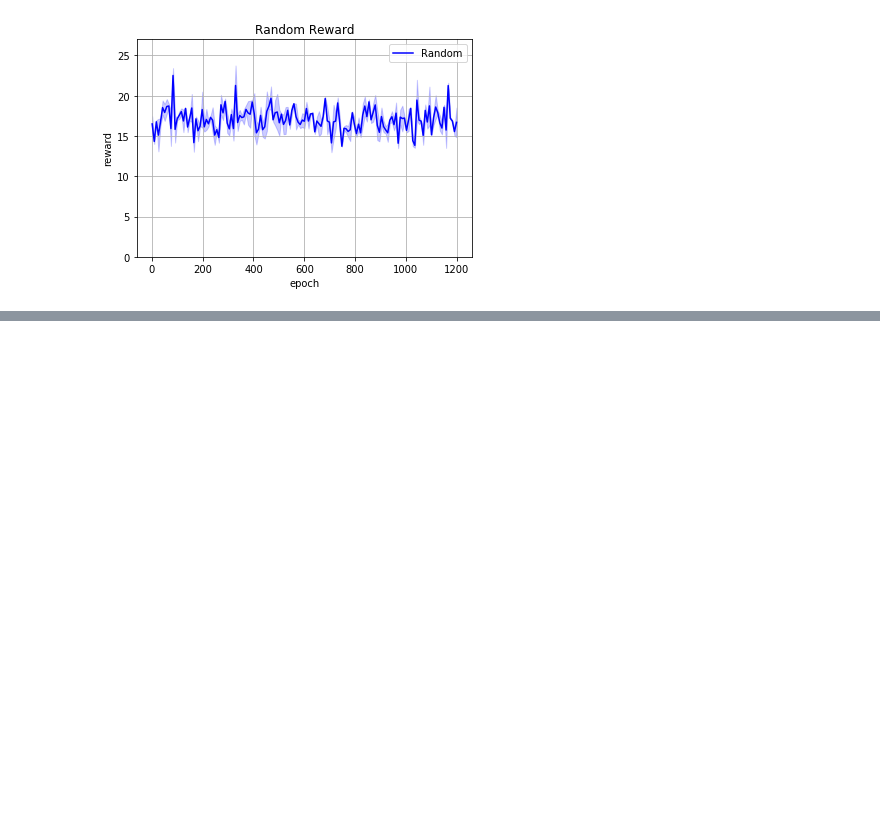
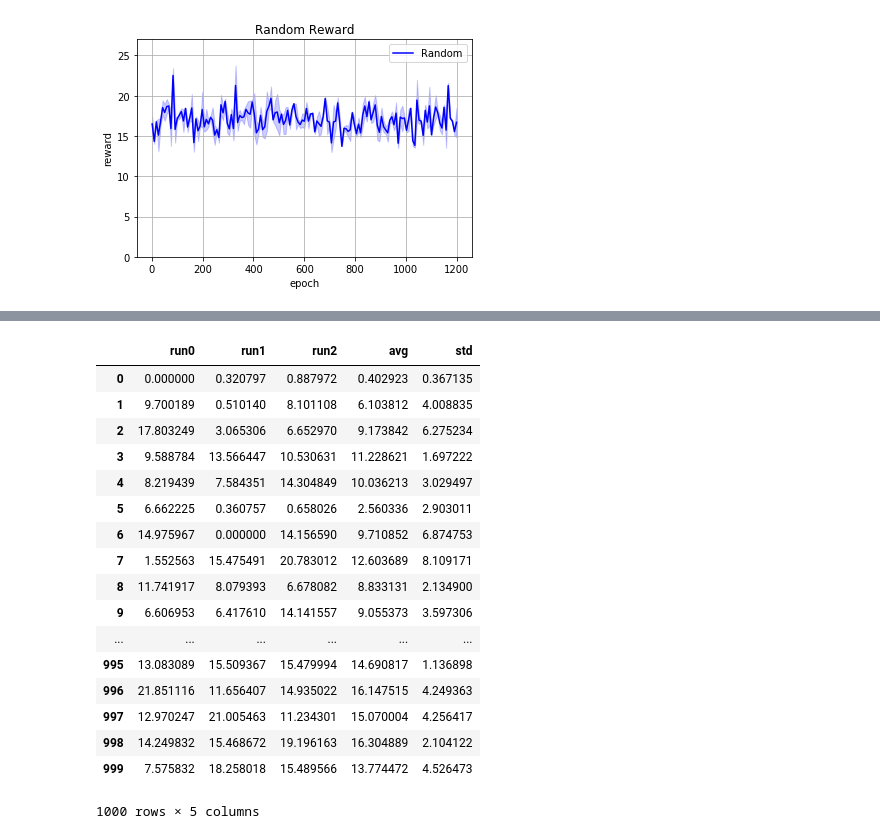
Before and after one commit to daiweiLin/unity_simulator, a Jupyter notebook: notebook/Plot_CSV_from_Tensorboards.ipynb, the cells around one changed output, grey strips where cells are left out. Cells and saved outputs as stored; diff of their text form; code cells hidden in the pictures; blank space fills up the shorter version.

```diff
--- a/notebook/Plot_CSV_from_Tensorboards.ipynb
+++ b/notebook/Plot_CSV_from_Tensorboards.ipynb
@@ -91,0 +82,18 @@ for name, c in zip(names, colors):
+# %%
+# INSTRUCTION:
+# change itv to generate results for 0.125, 0.25 ...
+#-----------
+
+import glob
+interval = ["point125","point25","point5","point75"]
+itv = interval[2]
+csv_dir = "../SHARCNET/Results/Tensorboard_to_CSV/debug/"+itv+"/"
+modes = ["SARA","PLA","Random"]
+all_data_files = dict()
+for mode in modes:
+    mode_data_files = glob.glob(csv_dir+"run_"+ mode +"*.csv")
+    mode_data_files.sort()
+    print("{}: {} files found".format(mode,len(mode_data_files)))
+    for f in mode_data_files:
+        print(f)
+    all_data_files[mode]=mode_data_files
@@ -91,0 +128,21 @@ for name, c in zip(names, colors):
+# %%
+all_combined_data['PLA']
+# %% [output]
+|  | run0 | run1 | run2 | avg | std |
+| 0 | 0.000000 | 0.320797 | 0.887972 | 0.402923 | 0.367135 |
+| 1 | 9.700189 | 0.510140 | 8.101108 | 6.103812 | 4.008835 |
+| 2 | 17.803249 | 3.065306 | 6.652970 | 9.173842 | 6.275234 |
+| 3 | 9.588784 | 13.566447 | 10.530631 | 11.228621 | 1.697222 |
+| 4 | 8.219439 | 7.584351 | 14.304849 | 10.036213 | 3.029497 |
+| 5 | 6.662225 | 0.360757 | 0.658026 | 2.560336 | 2.903011 |
+| 6 | 14.975967 | 0.000000 | 14.156590 | 9.710852 | 6.874753 |
+| 7 | 1.552563 | 15.475491 | 20.783012 | 12.603689 | 8.109171 |
+| 8 | 11.741917 | 8.079393 | 6.678082 | 8.833131 | 2.134900 |
+| 9 | 6.606953 | 6.417610 | 14.141557 | 9.055373 | 3.597306 |
+| ... | ... | ... | ... | ... | ... |
+| 995 | 13.083089 | 15.509367 | 15.479994 | 14.690817 | 1.136898 |
+| 996 | 21.851116 | 11.656407 | 14.935022 | 16.147515 | 4.249363 |
+| 997 | 12.970247 | 21.005463 | 11.234301 | 15.070004 | 4.256417 |
+| 998 | 14.249832 | 15.468672 | 19.196163 | 16.304889 | 2.104122 |
+| 999 | 7.575832 | 18.258018 | 15.489566 | 13.774472 | 4.526473 |
+1000 rows × 5 columns
```
Also changed, not shown: parts of 8 cells of this notebook, 14 other files.
